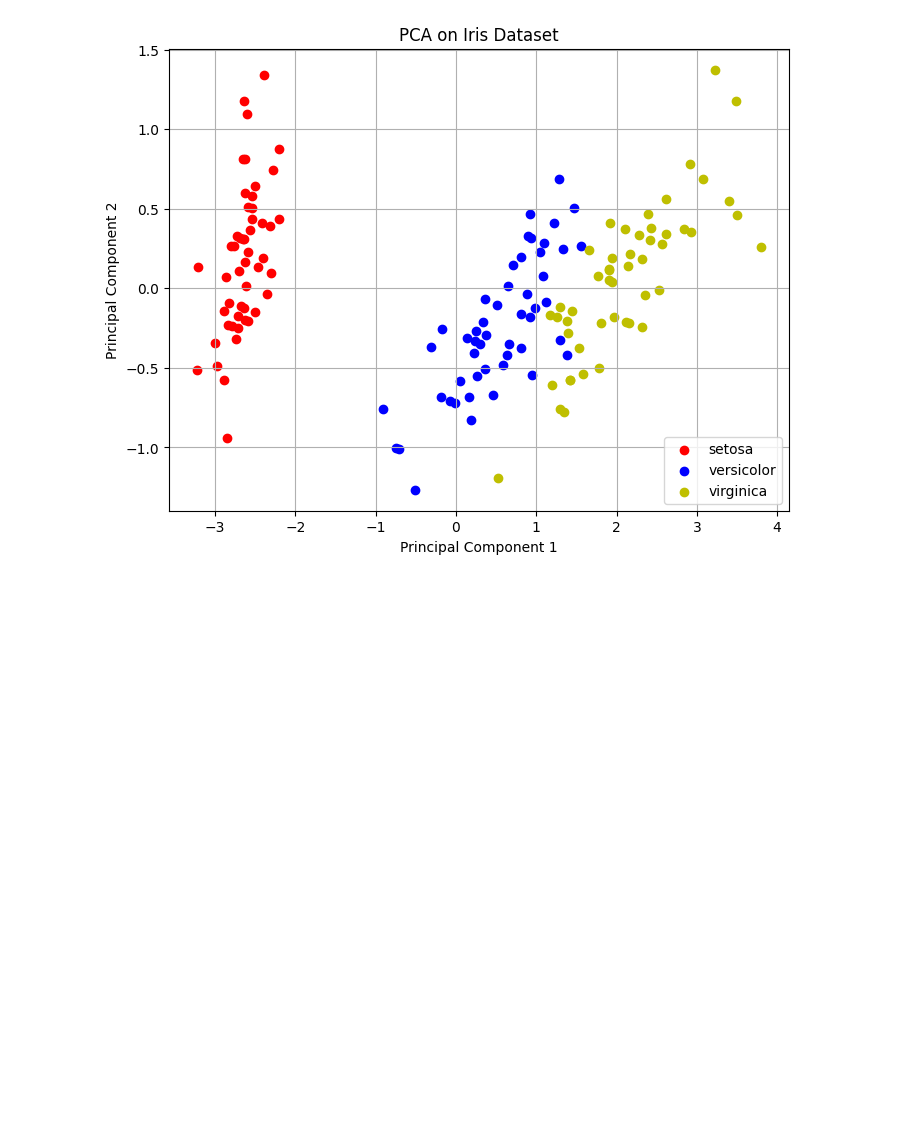
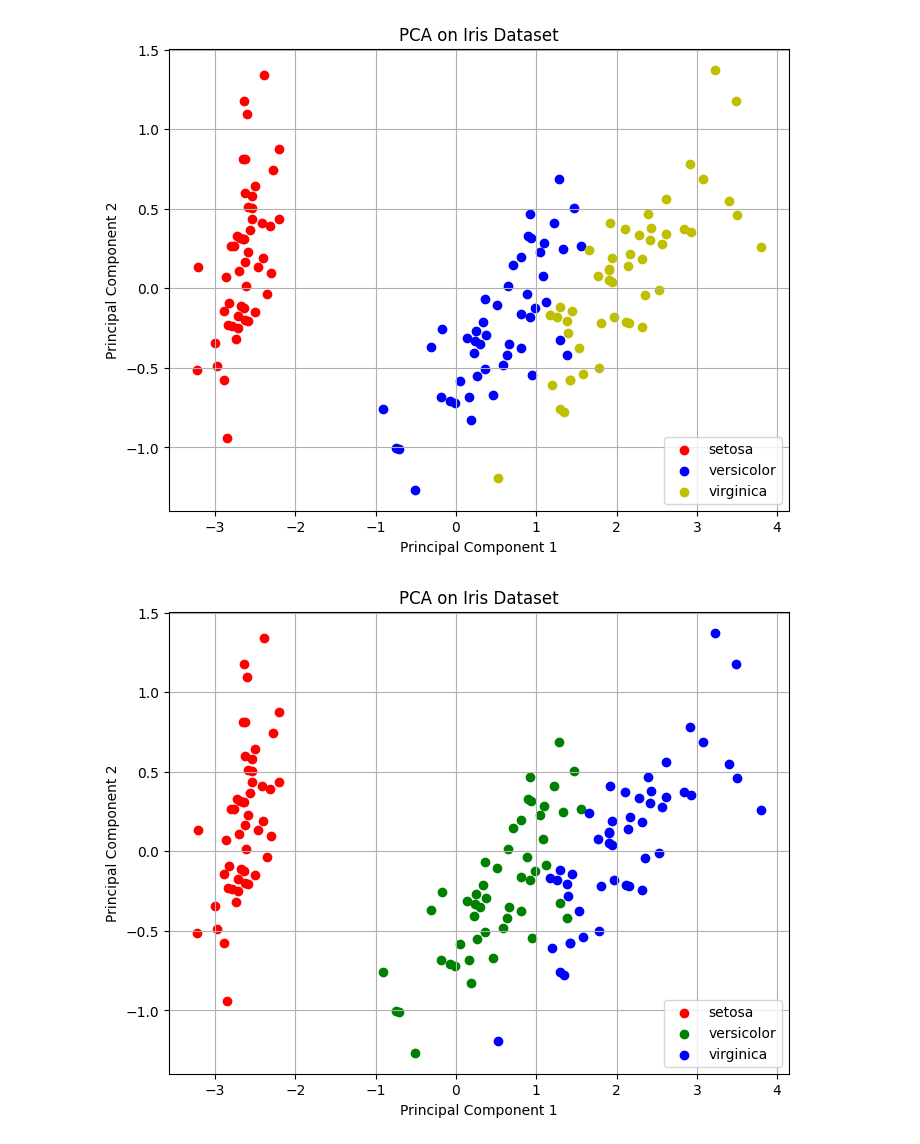
Before and after one commit to levanter914/ml-lab, a Jupyter notebook: prog3.ipynb, the cells around one changed output. Cells and saved outputs as stored; diff of their text form; code cells hidden in the pictures; blank space fills up the shorter version.

```diff
--- a/prog3.ipynb
+++ b/prog3.ipynb
@@ -36,3 +36,42 @@ plt.grid()
 plt.show()
 # %% [output]
 [figure]
+# %%
+import numpy as np
+import pandas as pd
+from sklearn.datasets import load_iris
+from sklearn.decomposition import PCA
+import matplotlib.pyplot as plt
+
+# Load the Iris dataset
+iris = load_iris()
+data = iris.data
+labels = iris.target
+label_names = iris.target_names
+
+# Convert to a DataFrame for better visualization
+iris_df = pd.DataFrame(data, columns=iris.feature_names)
+
+# Perform PCA to reduce dimensionality to 2
+pca = PCA(n_components=2)
+data_reduced = pca.fit_transform(data)
+
+# Create a DataFrame for the reduced data
+reduced_df = pd.DataFrame(data_reduced, columns=['PC1', 'PC2'])
+reduced_df['Label'] = labels
+
+# Plot the reduced data
+plt.figure(figsize=(8, 6))
+colors = ['r', 'g', 'b']
+for i in range(3):
+    subset = reduced_df[reduced_df['Label'] == i]
+    plt.scatter(subset['PC1'], subset['PC2'], color=colors[i], label=iris.target_names[i])
+
+plt.title('PCA on Iris Dataset')
+plt.xlabel('Principal Component 1')
+plt.ylabel('Principal Component 2')
+plt.legend()
+plt.grid()
+plt.show()
+# %% [output]
+[figure, added]
```
Also changed, not shown: 8 other files.
